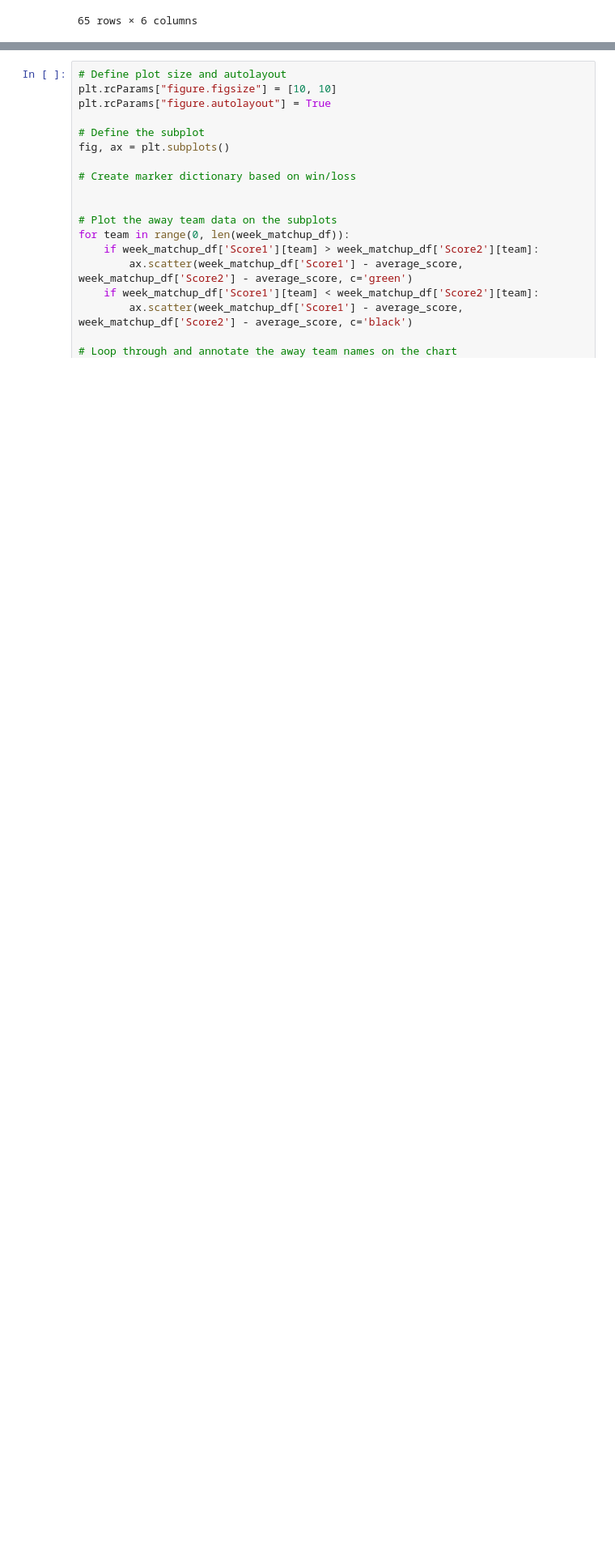
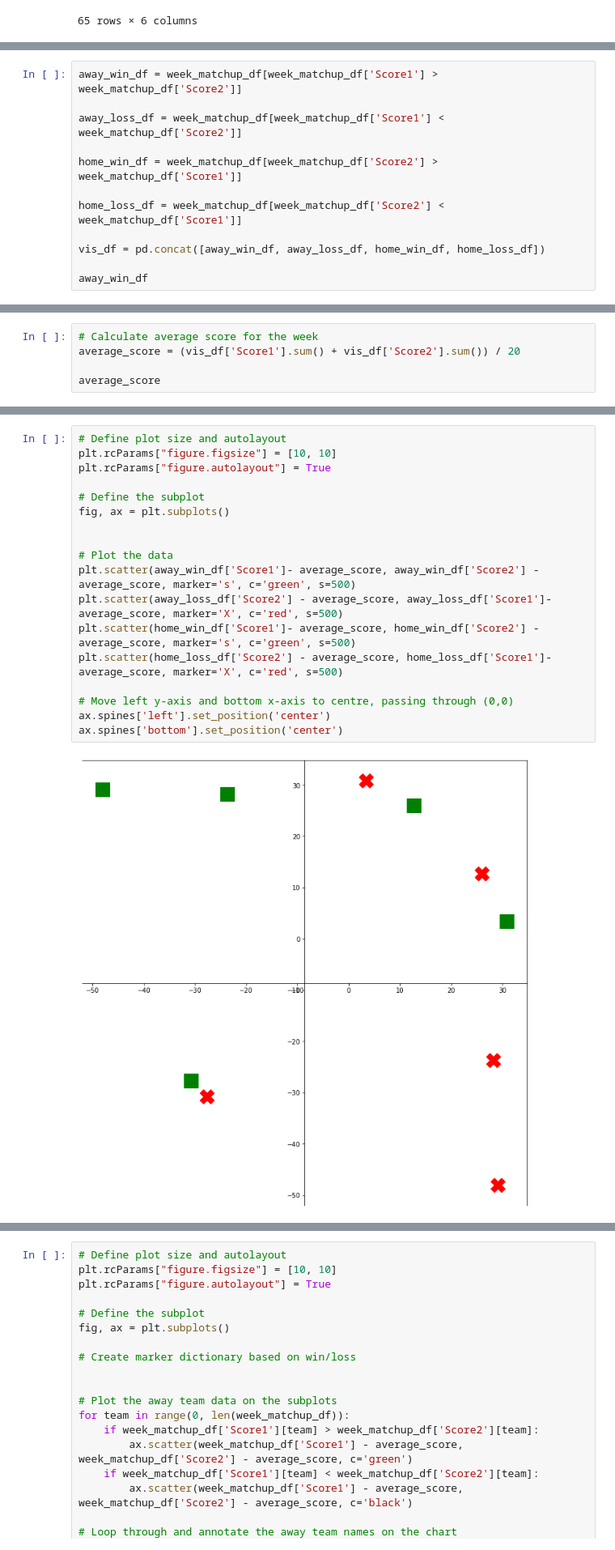
Before and after one commit to tbryan2/ESPN-API-Current-Year-Data, a Jupyter notebook: testing.ipynb, the cells around one changed output, grey strips where cells are left out. Shown: that part at 81% size. Cells and saved outputs as stored; diff of their text form; blank space fills up the shorter version.

```diff
--- a/testing.ipynb
+++ b/testing.ipynb
@@ -112,0 +125,12 @@ matchup_df
+# %%
+away_win_df = week_matchup_df[week_matchup_df['Score1'] > week_matchup_df['Score2']]
+
+away_loss_df = week_matchup_df[week_matchup_df['Score1'] < week_matchup_df['Score2']]
+
+home_win_df = week_matchup_df[week_matchup_df['Score2'] > week_matchup_df['Score1']]
+
+home_loss_df = week_matchup_df[week_matchup_df['Score2'] < week_matchup_df['Score1']]
+
+vis_df = pd.concat([away_win_df, away_loss_df, home_win_df, home_loss_df])
+
+away_win_df
@@ -112,0 +140,5 @@ matchup_df
+# %%
+# Calculate average score for the week
+average_score = (vis_df['Score1'].sum() + vis_df['Score2'].sum()) / 20
+
+average_score
@@ -113 +147,21 @@ matchup_df
+# %%
+# Define plot size and autolayout
+plt.rcParams["figure.figsize"] = [10, 10]
+plt.rcParams["figure.autolayout"] = True
+
+# Define the subplot
+fig, ax = plt.subplots()
+
+
+# Plot the data
+plt.scatter(away_win_df['Score1']- average_score, away_win_df['Score2'] - average_score, marker='s', c='green', s=500)
+plt.scatter(away_loss_df['Score2'] - average_score, away_loss_df['Score1']- average_score, marker='X', c='red', s=500)
+plt.scatter(home_win_df['Score1']- average_score, home_win_df['Score2'] - average_score, marker='s', c='green', s=500)
+plt.scatter(home_loss_df['Score2'] - average_score, home_loss_df['Score1']- average_score, marker='X', c='red', s=500)
+
+# Move left y-axis and bottom x-axis to centre, passing through (0,0)
+ax.spines['left'].set_position('center')
+ax.spines['bottom'].set_position('center')
+# %% [output]
+[figure, added]
 # %%
```
Also changed, not shown: parts of 6 cells of this notebook.
